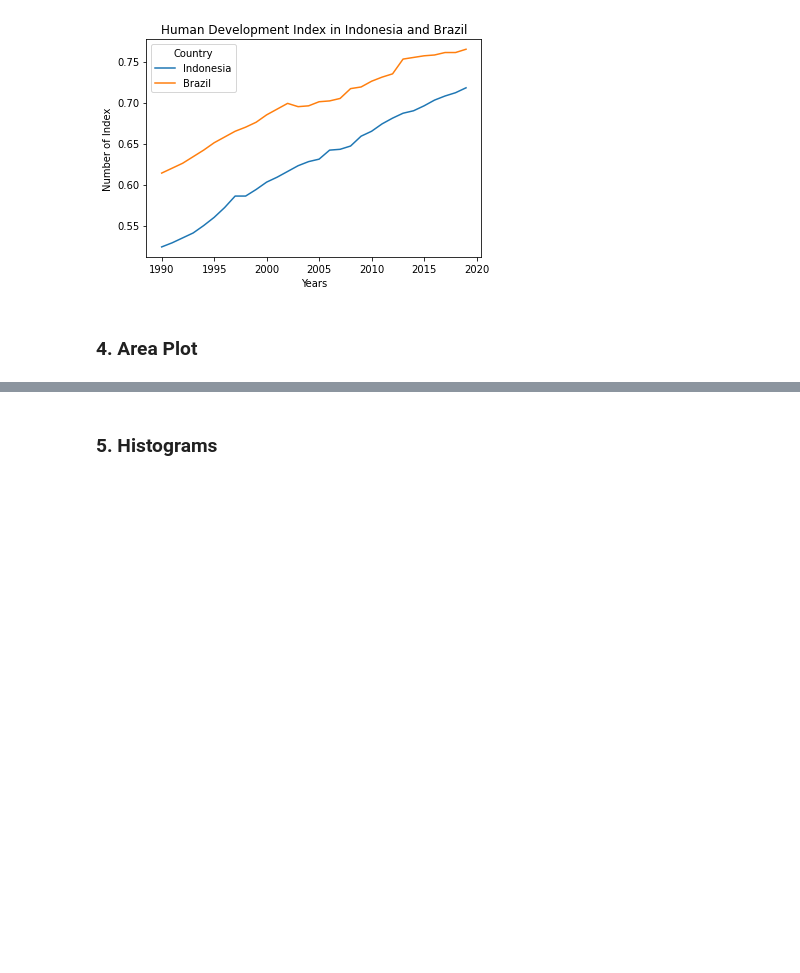
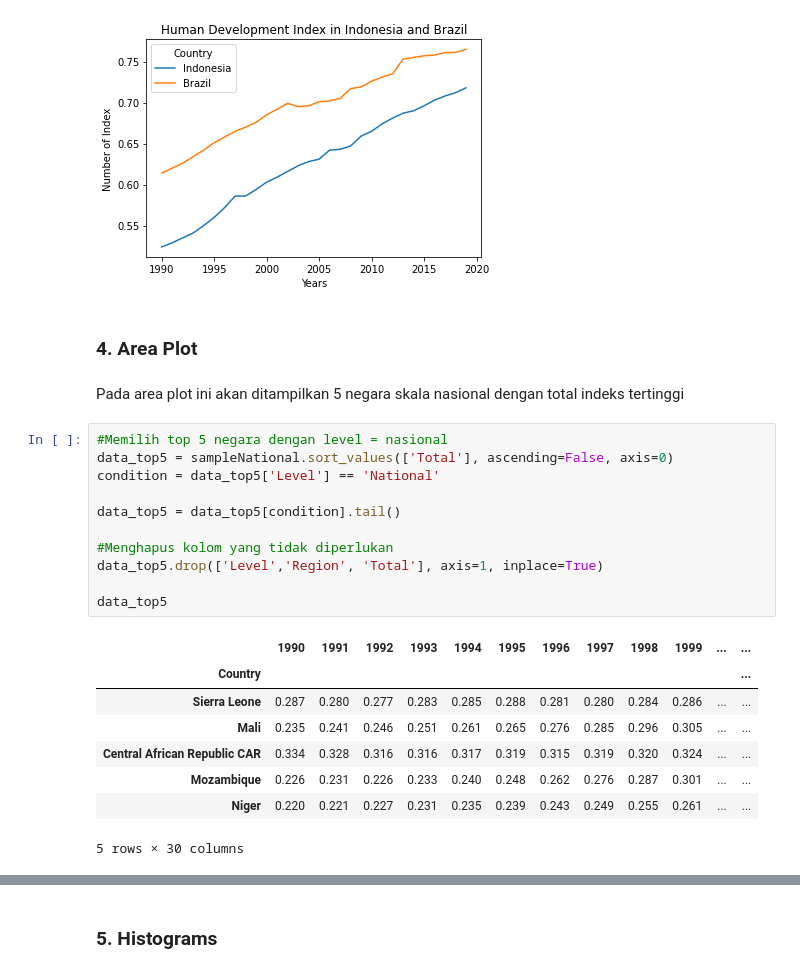
Before and after one commit to AbdulHafidh-AI/ProyekVisdat, a Jupyter notebook: HumanDevelopmentIndex.ipynb, the cells around one changed output, grey strips where cells are left out. Drawn from its saved outputs; the diff is of its cells as text; blank space fills up the shorter version.

```diff
--- a/HumanDevelopmentIndex.ipynb
+++ b/HumanDevelopmentIndex.ipynb
@@ -387,3 +387,25 @@ plt.show()
 [figure]
 # %% [markdown]
 ### 4. Area Plot
+# %% [markdown]
+Pada area plot ini akan ditampilkan 5 negara skala nasional dengan total indeks tertinggi
+# %%
+#Memilih top 5 negara dengan level = nasional
+data_top5 = sampleNational.sort_values(['Total'], ascending=False, axis=0)
+condition = data_top5['Level'] == 'National'
+
+data_top5 = data_top5[condition].tail()
+
+#Menghapus kolom yang tidak diperlukan
+data_top5.drop(['Level','Region', 'Total'], axis=1, inplace=True)
+
+data_top5
+# %% [output]
+|  | 1990 | 1991 | 1992 | 1993 | 1994 | 1995 | 1996 | 1997 | 1998 | 1999 | ... | ... |
+| Country |  |  |  |  |  |  |  |  |  |  |  | ... |
+| Sierra Leone | 0.287 | 0.280 | 0.277 | 0.283 | 0.285 | 0.288 | 0.281 | 0.280 | 0.284 | 0.286 | ... | ... |
+| Mali | 0.235 | 0.241 | 0.246 | 0.251 | 0.261 | 0.265 | 0.276 | 0.285 | 0.296 | 0.305 | ... | ... |
+| Central African Republic CAR | 0.334 | 0.328 | 0.316 | 0.316 | 0.317 | 0.319 | 0.315 | 0.319 | 0.320 | 0.324 | ... | ... |
+| Mozambique | 0.226 | 0.231 | 0.226 | 0.233 | 0.240 | 0.248 | 0.262 | 0.276 | 0.287 | 0.301 | ... | ... |
+| Niger | 0.220 | 0.221 | 0.227 | 0.231 | 0.235 | 0.239 | 0.243 | 0.249 | 0.255 | 0.261 | ... | ... |
+5 rows × 30 columns
```
Also changed, not shown: parts of 14 cells of this notebook.
